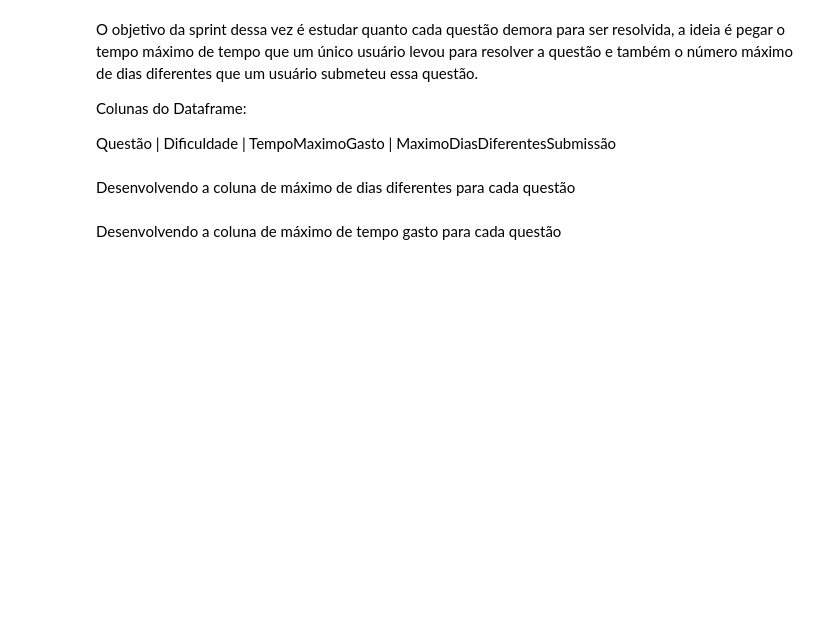
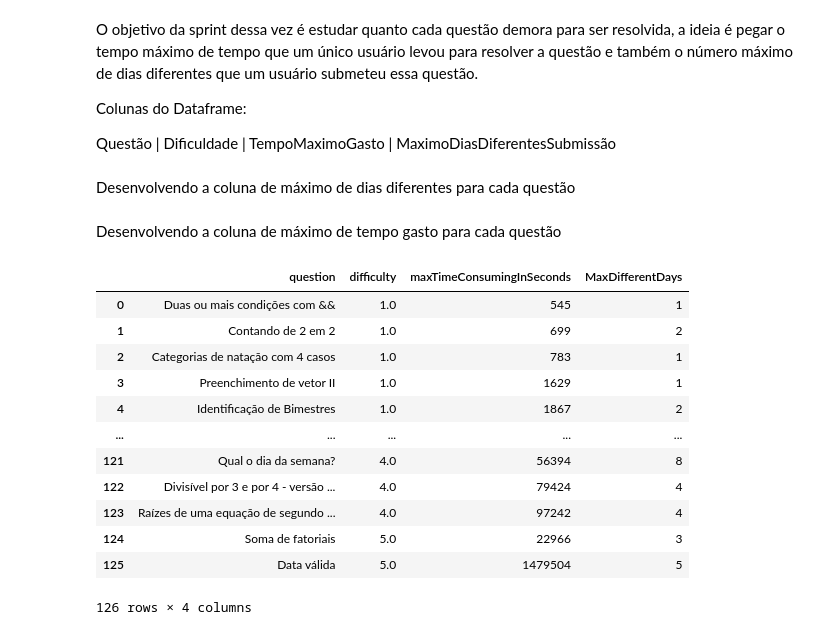
Before and after one commit to ilj132/lop_datascience, a Jupyter notebook: Projeto_LoP_DataScience.ipynb, the cells around one changed output. Cells and saved outputs as stored; diff of their text form; code cells hidden in the pictures; blank space fills up the shorter version.

```diff
--- a/Projeto_LoP_DataScience.ipynb
+++ b/Projeto_LoP_DataScience.ipynb
@@ -634,4 +634,18 @@ df_maxTimeConsuming = df_teste2.groupby(['question','difficulty']).max().drop(['
  #merge dos dois dfs
  df_maxConsuming = pd.merge(df_maxTimeConsuming, df_maxDifferentDays[['question','MaxDifferentDays']], on = 'question')
 # %%
-df_maxConsuming.to_json('df_MaxConsuming.json', force_ascii=False, orient= 'records')
+df_maxConsuming#.to_json('df_MaxConsuming.json', force_ascii=False, orient= 'records')
+# %% [output]
+|  | question | difficulty | maxTimeConsumingInSeconds | MaxDifferentDays |
+| 0 | Duas ou mais condições com && | 1.0 | 545 | 1 |
+| 1 | Contando de 2 em 2 | 1.0 | 699 | 2 |
+| 2 | Categorias de natação com 4 casos | 1.0 | 783 | 1 |
+| 3 | Preenchimento de vetor II | 1.0 | 1629 | 1 |
+| 4 | Identificação de Bimestres | 1.0 | 1867 | 2 |
+| ... | ... | ... | ... | ... |
+| 121 | Qual o dia da semana? | 4.0 | 56394 | 8 |
+| 122 | Divisível por 3 e por 4 - versão ... | 4.0 | 79424 | 4 |
+| 123 | Raízes de uma equação de segundo ... | 4.0 | 97242 | 4 |
+| 124 | Soma de fatoriais | 5.0 | 22966 | 3 |
+| 125 | Data válida | 5.0 | 1479504 | 5 |
+126 rows × 4 columns
```
Also changed, not shown: parts of 7 cells of this notebook.
